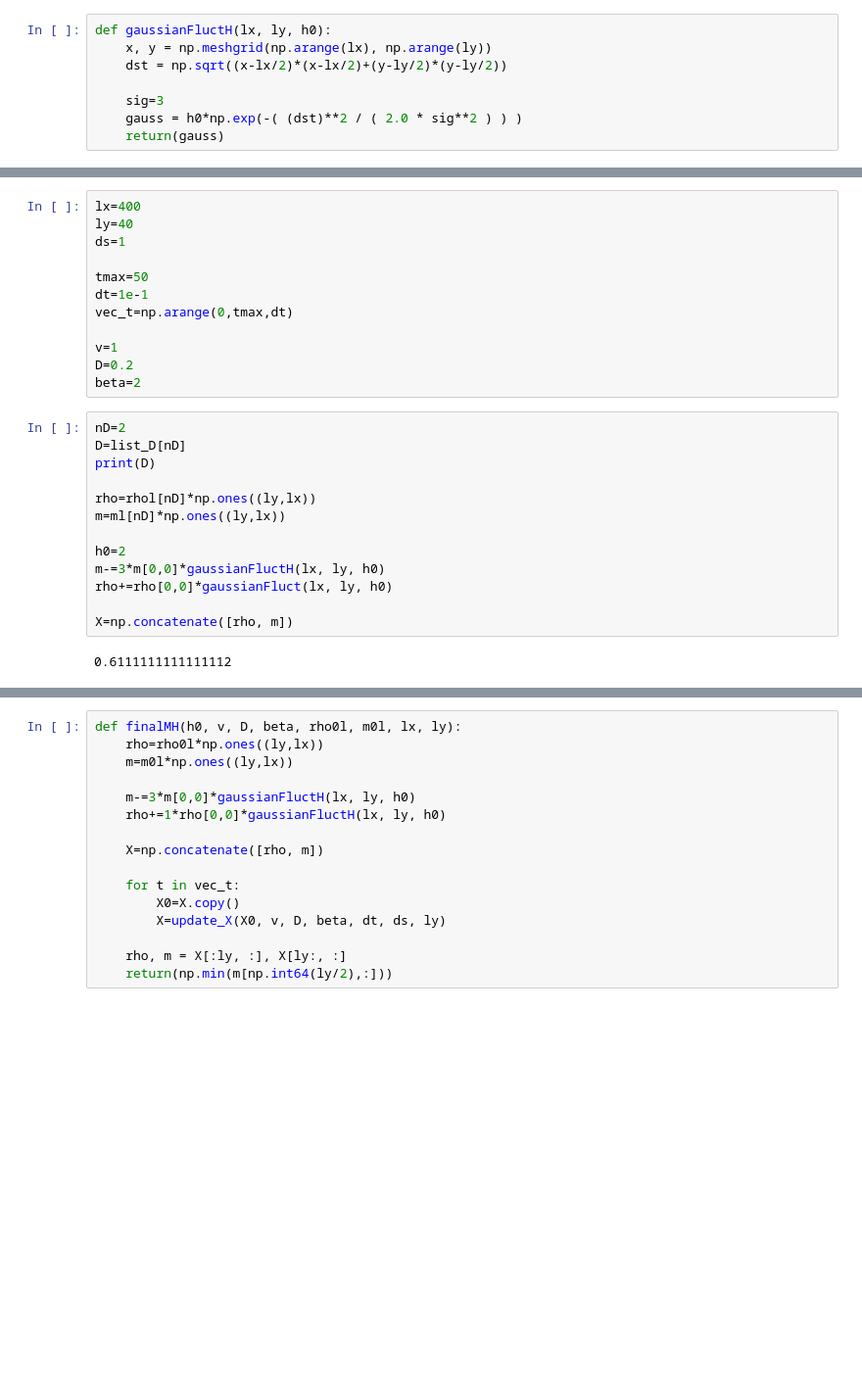
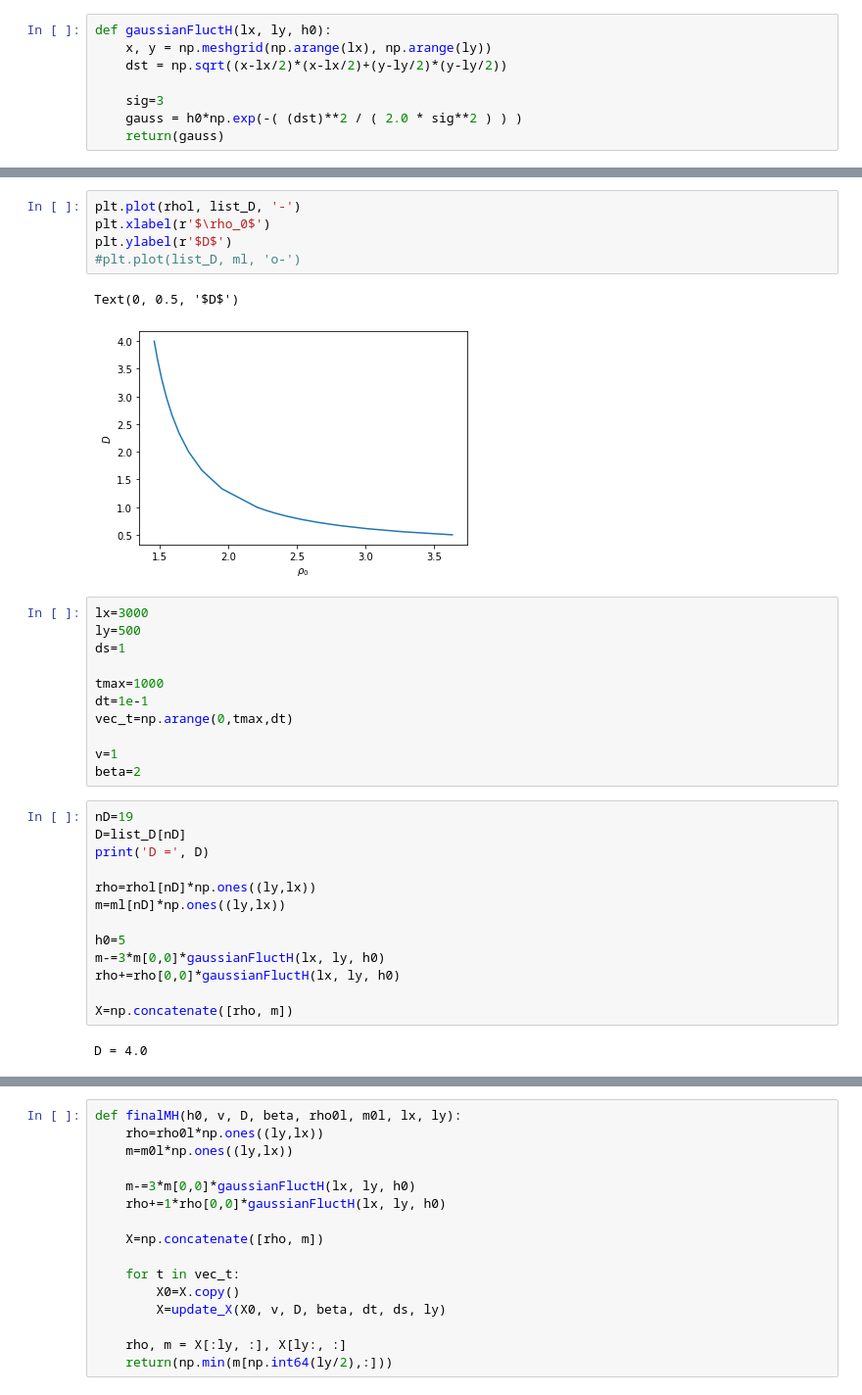
Before and after one commit to BrieucB/AI2d, a Jupyter notebook: AI2D_hydro/finite_diff_algo_scheme.ipynb, the cells around one changed output, grey strips where cells are left out. Shown at 98% size. Cells and saved outputs as stored; diff of their text form; blank space fills up the shorter version.

```diff
--- a/AI2D_hydro/finite_diff_algo_scheme.ipynb
+++ b/AI2D_hydro/finite_diff_algo_scheme.ipynb
@@ -1250,30 +1288,37 @@ def gaussianFluctH(lx, ly, h0):
+# %%
+plt.plot(rhol, list_D, '-')
+plt.xlabel(r'$\rho_0$')
+plt.ylabel(r'$D$')
+#plt.plot(list_D, ml, 'o-')
+# %% [output]
+Text(0, 0.5, '$D$')
+[figure, added]
 # %%
-lx=400
-ly=40
+lx=3000
+ly=500
 ds=1
 
-tmax=50
+tmax=1000
 dt=1e-1
 vec_t=np.arange(0,tmax,dt)
 
 v=1
-D=0.2
 beta=2
 # %%
-nD=2
+nD=19
 D=list_D[nD]
-print(D)
+print('D =', D)
 
 rho=rhol[nD]*np.ones((ly,lx))
 m=ml[nD]*np.ones((ly,lx))
 
-h0=2
+h0=5
 m-=3*m[0,0]*gaussianFluctH(lx, ly, h0)
-rho+=rho[0,0]*gaussianFluct(lx, ly, h0)
+rho+=rho[0,0]*gaussianFluctH(lx, ly, h0)
 
 X=np.concatenate([rho, m])
 # %% [output]
-0.6111111111111112
+D = 4.0
 # %%
 prof_rho=[]
 prof_m=[]
```
Also changed, not shown: parts of 22 cells of this notebook, 1 other file.
